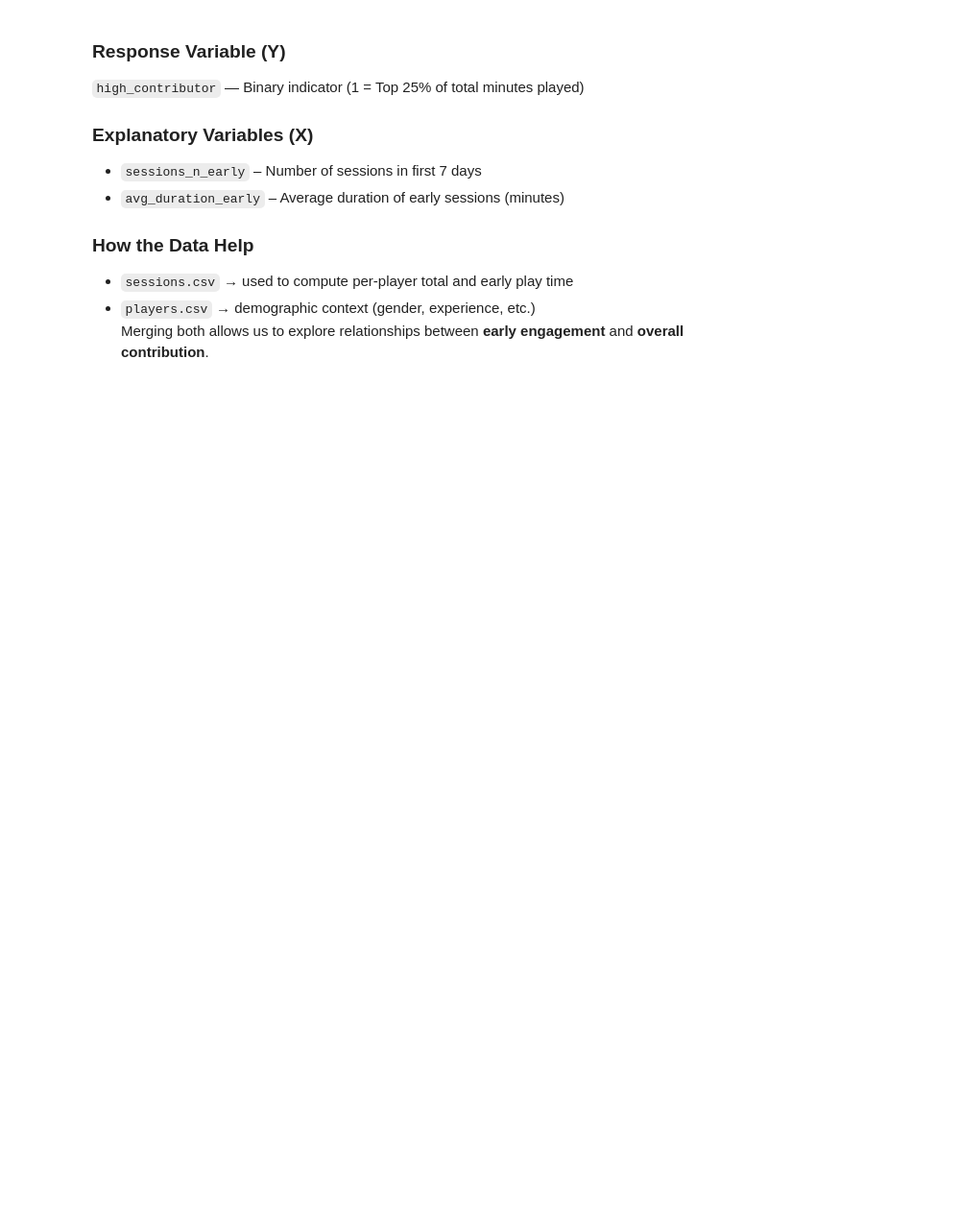
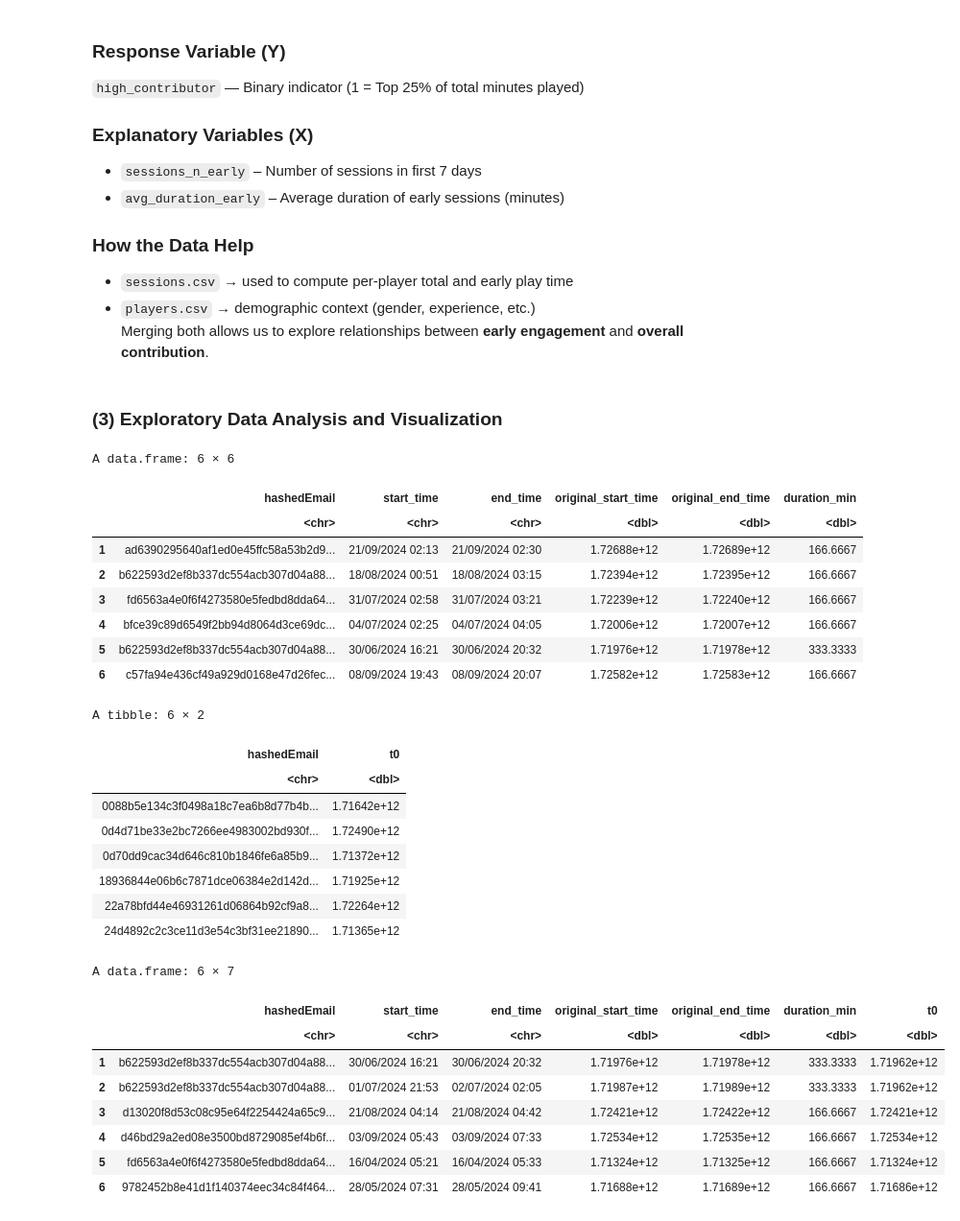
Before and after one commit to annanguyen0605/individual_project, a Jupyter notebook: individual_project_final.ipynb, the cells around one changed output. Shown: that part at 96% size. Saved outputs shown, nothing was run; the diff lists cells and outputs as text; code cells hidden in the pictures; blank space fills up the shorter version.

```diff
--- a/individual_project_final.ipynb
+++ b/individual_project_final.ipynb
@@ -126,3 +126,53 @@ Can **early play behaviour** — such as the **number of sessions** and **averag
 - `sessions.csv` → used to compute per-player total and early play time
 - `players.csv` → demographic context (gender, experience, etc.)
 Merging both allows us to explore relationships between **early engagement** and **overall contribution**.
+# %% [markdown]
+### (3) Exploratory Data Analysis and Visualization
+# %%
+# 1) per-session duration (minutes) from epoch ms
+sessions_clean <- sessions |>
+  mutate(duration_min = (original_end_time - original_start_time) / (1000 * 60)) |>
+  filter(!is.na(duration_min), duration_min > 0)
+
+# 2) first-seen time per player (epoch ms)
+t0_tbl <- sessions_clean |>
+  group_by(hashedEmail) |>
+  summarise(t0 = min(original_start_time), .groups = "drop")
+
+# 3) keep ONLY sessions in the first 7 days after t0
+seven_days_ms <- 7 * 24 * 60 * 60 * 1000
+sessions_early <- sessions_clean |>
+  inner_join(t0_tbl, by = "hashedEmail") |>
+  filter(original_start_time >= t0,
+         original_start_time <  t0 + seven_days_ms)
+head(sessions_clean)
+head(t0_tbl)
+head(sessions_early)
+# %% [output]
+A data.frame: 6 × 6
+|  | hashedEmail | start_time | end_time | original_start_time | original_end_time | duration_min |
+|  | <chr> | <chr> | <chr> | <dbl> | <dbl> | <dbl> |
+| 1 | ad6390295640af1ed0e45ffc58a53b2d9... | 21/09/2024 02:13 | 21/09/2024 02:30 | 1.72688e+12 | 1.72689e+12 | 166.6667 |
+| 2 | b622593d2ef8b337dc554acb307d04a88... | 18/08/2024 00:51 | 18/08/2024 03:15 | 1.72394e+12 | 1.72395e+12 | 166.6667 |
+| 3 | fd6563a4e0f6f4273580e5fedbd8dda64... | 31/07/2024 02:58 | 31/07/2024 03:21 | 1.72239e+12 | 1.72240e+12 | 166.6667 |
+| 4 | bfce39c89d6549f2bb94d8064d3ce69dc... | 04/07/2024 02:25 | 04/07/2024 04:05 | 1.72006e+12 | 1.72007e+12 | 166.6667 |
+| 5 | b622593d2ef8b337dc554acb307d04a88... | 30/06/2024 16:21 | 30/06/2024 20:32 | 1.71976e+12 | 1.71978e+12 | 333.3333 |
+| 6 | c57fa94e436cf49a929d0168e47d26fec... | 08/09/2024 19:43 | 08/09/2024 20:07 | 1.72582e+12 | 1.72583e+12 | 166.6667 |
+A tibble: 6 × 2
+| hashedEmail | t0 |
+| <chr> | <dbl> |
+| 0088b5e134c3f0498a18c7ea6b8d77b4b... | 1.71642e+12 |
+| 0d4d71be33e2bc7266ee4983002bd930f... | 1.72490e+12 |
+| 0d70dd9cac34d646c810b1846fe6a85b9... | 1.71372e+12 |
+| 18936844e06b6c7871dce06384e2d142d... | 1.71925e+12 |
+| 22a78bfd44e46931261d06864b92cf9a8... | 1.72264e+12 |
+| 24d4892c2c3ce11d3e54c3bf31ee21890... | 1.71365e+12 |
+A data.frame: 6 × 7
+|  | hashedEmail | start_time | end_time | original_start_time | original_end_time | duration_min | t0 |
+|  | <chr> | <chr> | <chr> | <dbl> | <dbl> | <dbl> | <dbl> |
+| 1 | b622593d2ef8b337dc554acb307d04a88... | 30/06/2024 16:21 | 30/06/2024 20:32 | 1.71976e+12 | 1.71978e+12 | 333.3333 | 1.71962e+12 |
+| 2 | b622593d2ef8b337dc554acb307d04a88... | 01/07/2024 21:53 | 02/07/2024 02:05 | 1.71987e+12 | 1.71989e+12 | 333.3333 | 1.71962e+12 |
+| 3 | d13020f8d53c08c95e64f2254424a65c9... | 21/08/2024 04:14 | 21/08/2024 04:42 | 1.72421e+12 | 1.72422e+12 | 166.6667 | 1.72421e+12 |
+| 4 | d46bd29a2ed08e3500bd8729085ef4b6f... | 03/09/2024 05:43 | 03/09/2024 07:33 | 1.72534e+12 | 1.72535e+12 | 166.6667 | 1.72534e+12 |
+| 5 | fd6563a4e0f6f4273580e5fedbd8dda64... | 16/04/2024 05:21 | 16/04/2024 05:33 | 1.71324e+12 | 1.71325e+12 | 166.6667 | 1.71324e+12 |
+| 6 | 9782452b8e41d1f140374eec34c84f464... | 28/05/2024 07:31 | 28/05/2024 09:41 | 1.71688e+12 | 1.71689e+12 | 166.6667 | 1.71686e+12 |
```
Also changed, not shown: parts of 2 cells of this notebook.
